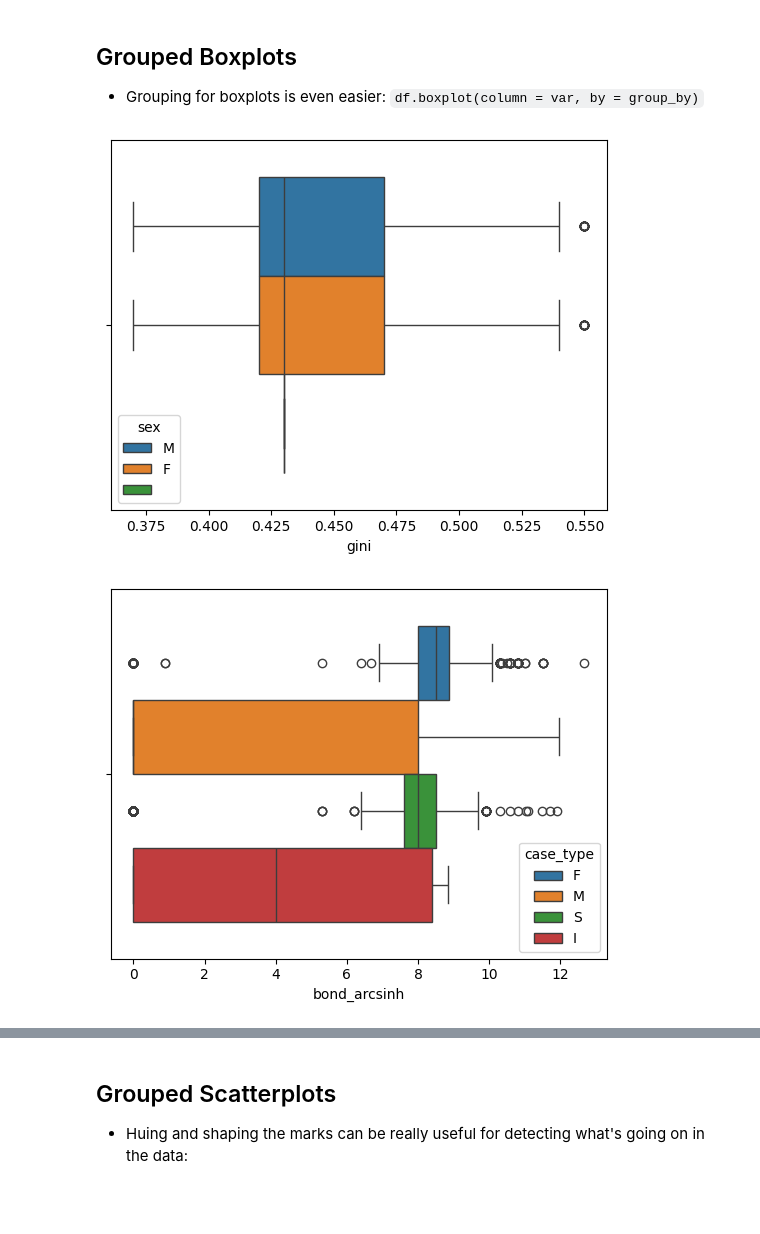
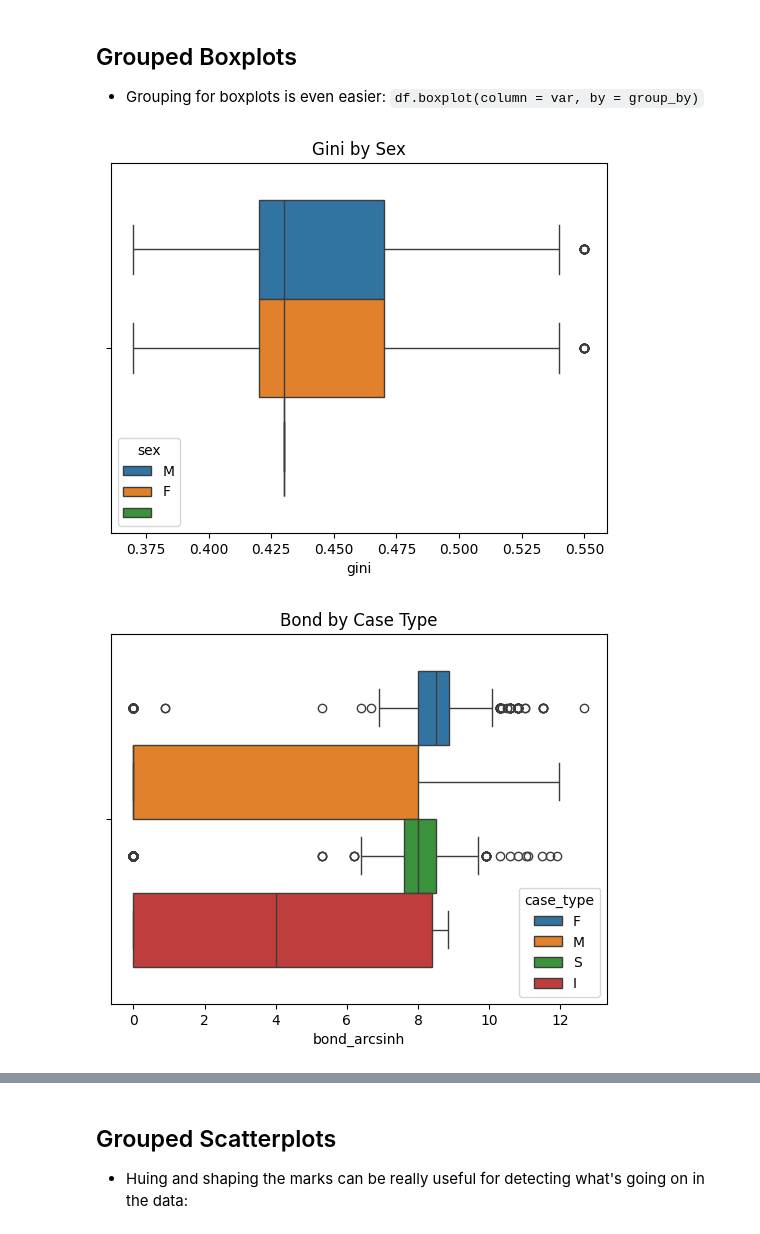
Before and after one commit to yuthimreddy/EDA_HW03, a Jupyter notebook: EDA.ipynb, the cells around one changed output, grey strips where cells are left out. Drawn from its saved outputs; the diff is of its cells as text; code cells hidden in the pictures; blank space fills up the shorter version.

```diff
--- a/EDA.ipynb
+++ b/EDA.ipynb
@@ -514,20 +629,20 @@ sns.kdeplot( data=df, x=var, hue=conditioning, common_norm=False)
 ## Grouped Boxplots
 - Grouping for boxplots is even easier: `df.boxplot(column = var, by = group_by)`
 # %%
-sns.boxplot(data=df, x = 'gini', hue = 'sex')
+sns.boxplot(data=df, x = 'gini', hue = 'sex').set(title='Gini by Sex')
 plt.show()
 
-sns.boxplot(data=df, x = 'bond_arcsinh', hue = 'case_type')
+sns.boxplot(data=df, x = 'bond_arcsinh', hue = 'case_type').set(title='Bond by Case Type')
+plt.show()
 plt.show()
 
-sns.boxplot(data=df, x = 'bond_arcsinh', hue = 'is_poor')
+sns.boxplot(data=df, x = 'bond_arcsinh', hue = 'is_poor').set(title='Bond by Indigency Status')
+plt.show()
 plt.show()
 
-sns.boxplot(data=df, x = 'sentence_arcsinh', hue = 'is_poor')
+sns.boxplot(data=df, x = 'sentence_arcsinh', hue = 'is_poor').set(title='Sentence by Indigency Status')
 plt.show()
-
-sns.boxplot(data=df, x = 'gini', hue = 'race')
 plt.show()
 # %% [output]
-[figure, old version]
+[figure, new version]
-[figure, old version]
+[figure, new version]
```
Also changed, not shown: parts of 30 cells of this notebook, 7 other files.
